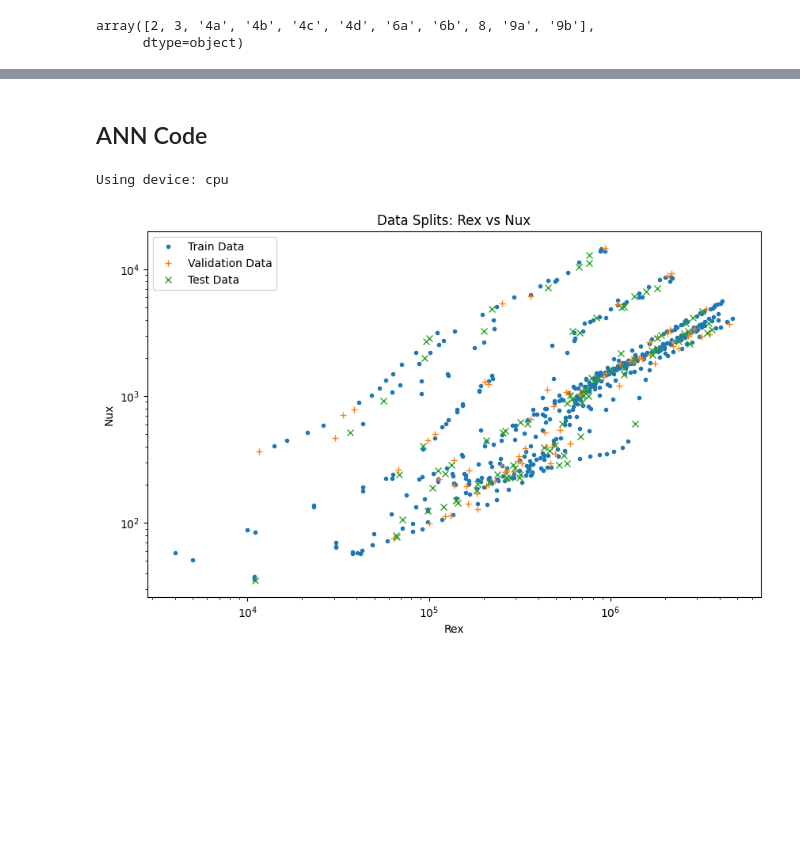
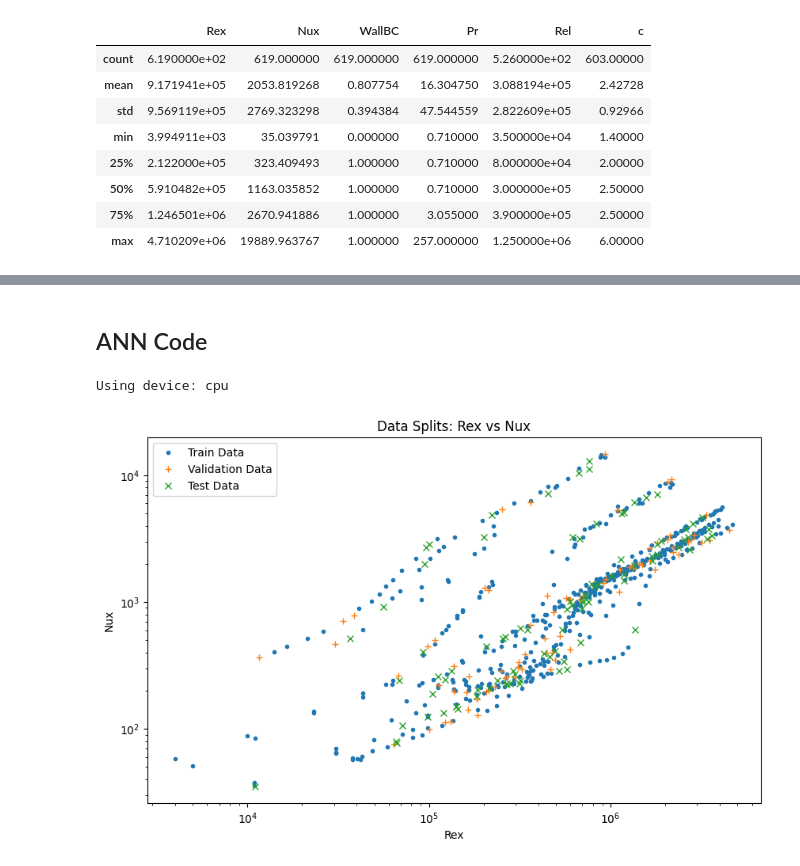
Before and after one commit to adhicurry/ML_HeatTransfer_Fluids, a Jupyter notebook: FlatPlate_Models/ANN/ANN_FlatePlate_V1.ipynb, the cells around one changed output, grey strips where cells are left out. Cells and saved outputs as stored; diff of their text form; code cells hidden in the pictures; blank space fills up the shorter version.

```diff
--- a/FlatPlate_Models/ANN/ANN_FlatePlate_V1.ipynb
+++ b/FlatPlate_Models/ANN/ANN_FlatePlate_V1.ipynb
@@ -16,19 +16,26 @@ import matplotlib.pyplot as plt
 import copy
 # %%
 # Import data
-df = pd.read_excel("https://raw.githubusercontent.com/adhicurry/ML_HeatTransfer_Fluids/main/Data_Combined_1_Daksh.xlsx", engine='openpyxl')
+df = pd.read_excel("https://raw.githubusercontent.com/adhicurry/ML_HeatTransfer_Fluids/main/FlatPlate_Models/Data_Combined_1.xlsx", engine='openpyxl')
 # Replace Wall BC to numerical value
 pd.set_option('future.no_silent_downcasting', True)
 df['WallBC'] = df['WallBC'].replace({'UWT': 0, 'UHF': 1}).astype(float)
 
 # Common commands
-#df.describe()
+df.describe()
 #df.columns
 #df[['Rex', 'Nux', 'Pr']]    # Access multiple columns
-df['Figure'].unique()         # List unique ones
+#df['Figure'].unique()         # List unique ones
 # %% [output]
-array([2, 3, '4a', '4b', '4c', '4d', '6a', '6b', 8, '9a', '9b'],
-      dtype=object)
+|  | Rex | Nux | WallBC | Pr | Rel | c |
+| count | 6.190000e+02 | 619.000000 | 619.000000 | 619.000000 | 5.260000e+02 | 603.00000 |
+| mean | 9.171941e+05 | 2053.819268 | 0.807754 | 16.304750 | 3.088194e+05 | 2.42728 |
+| std | 9.569119e+05 | 2769.323298 | 0.394384 | 47.544559 | 2.822609e+05 | 0.92966 |
+| min | 3.994911e+03 | 35.039791 | 0.000000 | 0.710000 | 3.500000e+04 | 1.40000 |
+| 25% | 2.122000e+05 | 323.409493 | 1.000000 | 0.710000 | 8.000000e+04 | 2.00000 |
+| 50% | 5.910482e+05 | 1163.035852 | 1.000000 | 0.710000 | 3.000000e+05 | 2.50000 |
+| 75% | 1.246501e+06 | 2670.941886 | 1.000000 | 3.055000 | 3.900000e+05 | 2.50000 |
+| max | 4.710209e+06 | 19889.963767 | 1.000000 | 257.000000 | 1.250000e+06 | 6.00000 |
 # %%
 # Actual data used for ANN development
 #data_subset = df[df['Figure'].isin([2])]   # One figure only
```
Also changed, not shown: parts of 1 cell of this notebook.
